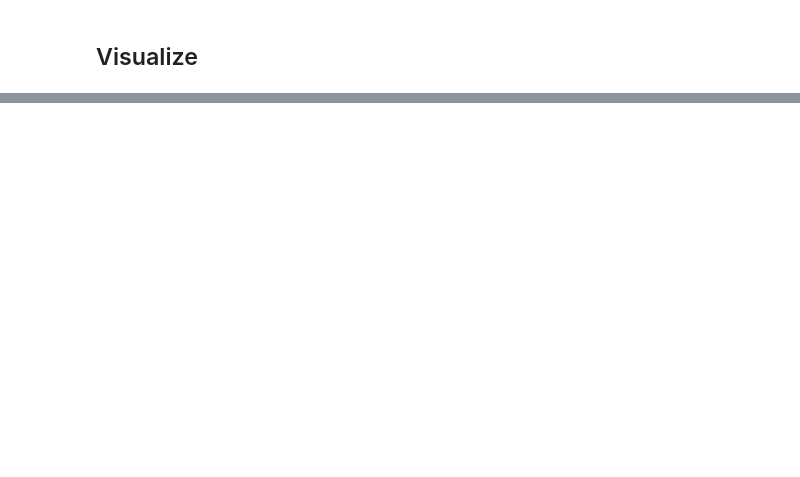
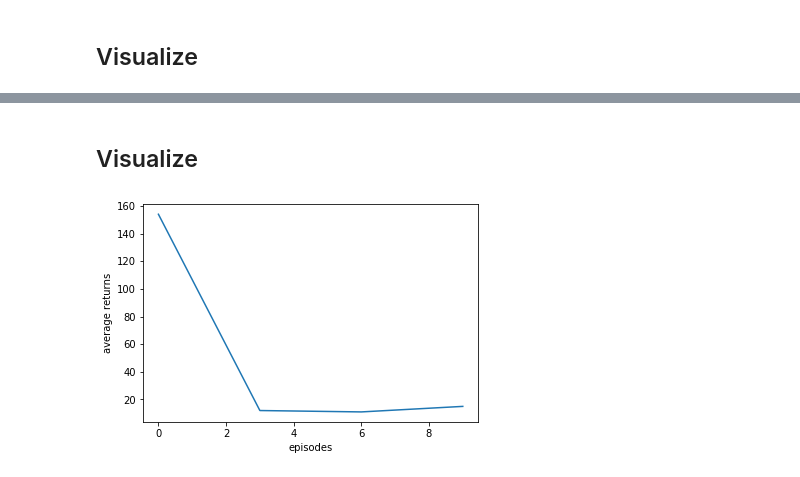
Before and after one commit to christianhidber/easyagents, a Jupyter notebook: jupyter_notebooks/easyagents_cartpole.ipynb, the cells around one changed output, grey strips where cells are left out. Cells and saved outputs as stored; diff of their text form; code cells hidden in the pictures; blank space fills up the shorter version.

```diff
--- a/jupyter_notebooks/easyagents_cartpole.ipynb
+++ b/jupyter_notebooks/easyagents_cartpole.ipynb
@@ -32,0 +34,11 @@ ppoAgent.plot_losses()
+# %%
+training_duration=TrainingDuration( num_iterations = 50,
+                                    num_episodes_per_iteration = 10,
+                                    num_epochs_per_iteration = 5,
+                                    num_iterations_between_eval = 10,
+                                    num_eval_episodes = 10 )
+# %%
+ppoAgent = PpoAgent(    gym_env_name = 'CartPole-v0',
+                        fc_layers=(100,),
+                        training_duration=training_duration )
+ppoAgent.train()
@@ -32,0 +63,6 @@ ppoAgent.plot_losses()
+# %% [markdown]
+## Visualize
+# %%
+ppoAgent.plot_average_returns()
+# %% [output]
+[figure, added]
```
Also changed, not shown: parts of 8 cells of this notebook, 4 other files.
